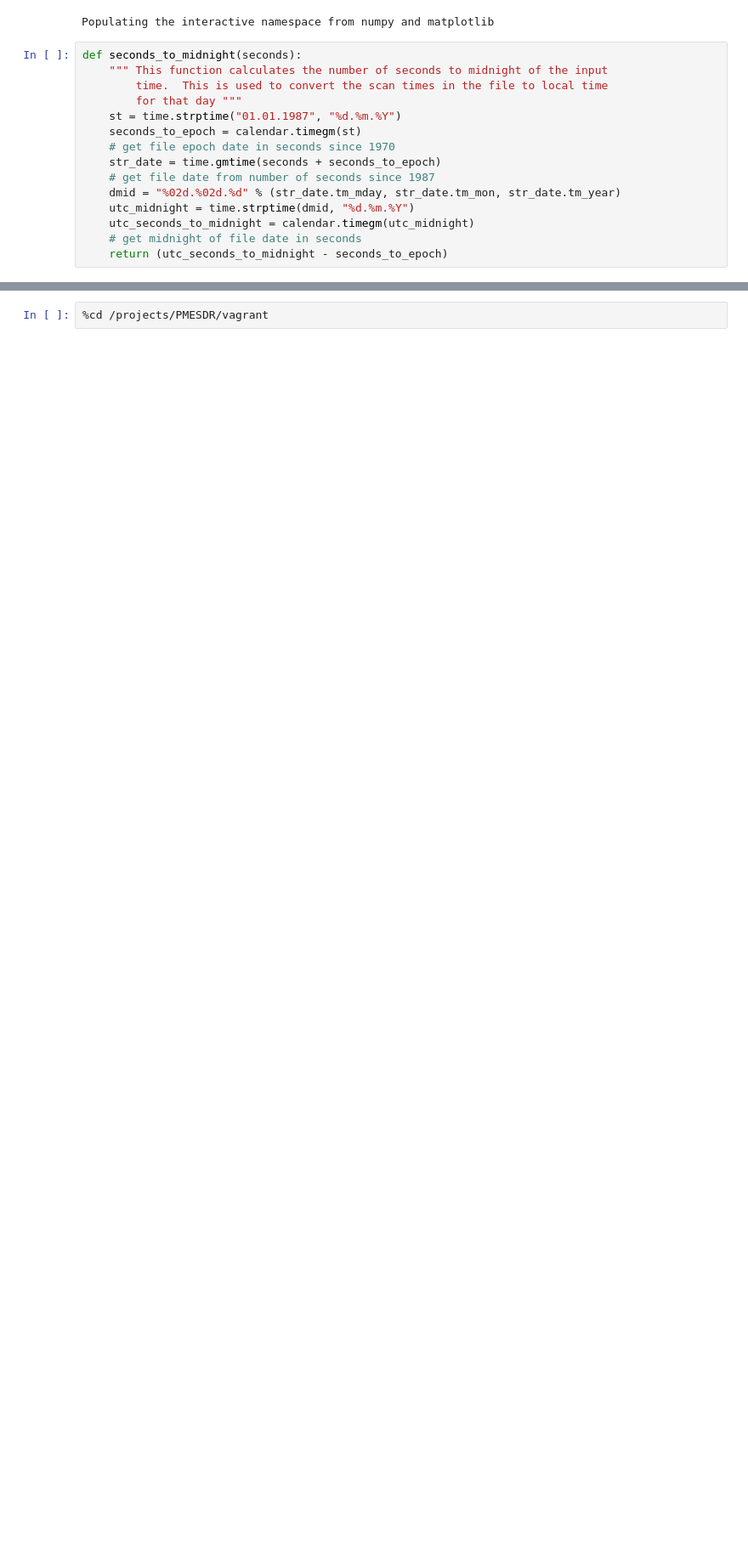
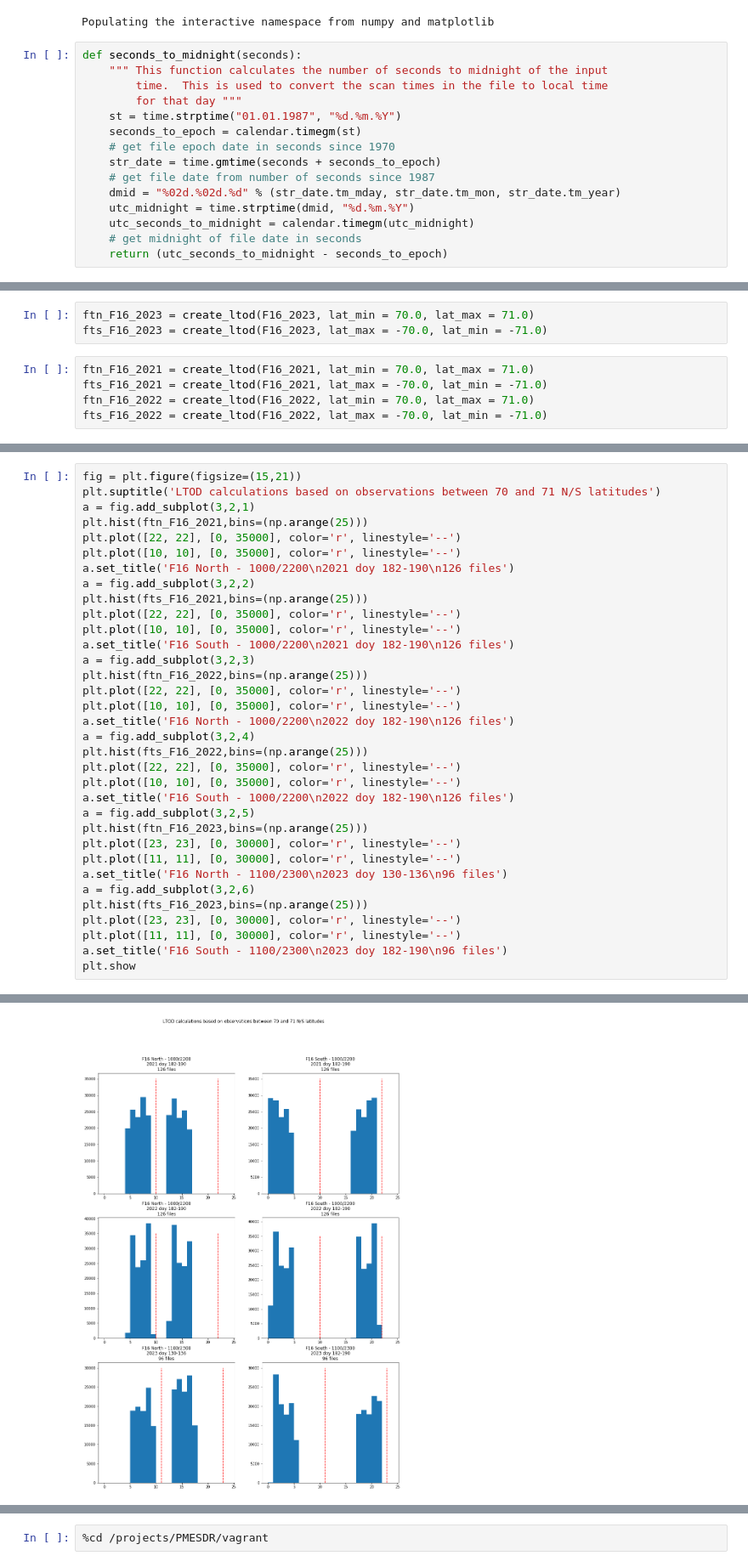
Before and after one commit to nsidc/pmesdr, a Jupyter notebook: ipython_notebooks/LTOD calculations.ipynb, the cells around one changed output, grey strips where cells are left out. Shown: that part at 85% size. Drawn from its saved outputs; the diff is of its cells as text; blank space fills up the shorter version.

```diff
--- a/ipython_notebooks/LTOD calculations.ipynb
+++ b/ipython_notebooks/LTOD calculations.ipynb
@@ -83,0 +114,8 @@ def create_ltod(files, lat_min=70., lat_max=71.):
+# %%
+ftn_F16_2023 = create_ltod(F16_2023, lat_min = 70.0, lat_max = 71.0)
+fts_F16_2023 = create_ltod(F16_2023, lat_max = -70.0, lat_min = -71.0)
+# %%
+ftn_F16_2021 = create_ltod(F16_2021, lat_min = 70.0, lat_max = 71.0)
+fts_F16_2021 = create_ltod(F16_2021, lat_max = -70.0, lat_min = -71.0)
+ftn_F16_2022 = create_ltod(F16_2022, lat_min = 70.0, lat_max = 71.0)
+fts_F16_2022 = create_ltod(F16_2022, lat_max = -70.0, lat_min = -71.0)
@@ -83,0 +158,35 @@ def create_ltod(files, lat_min=70., lat_max=71.):
+# %%
+fig = plt.figure(figsize=(15,21))
+plt.suptitle('LTOD calculations based on observations between 70 and 71 N/S latitudes')
+a = fig.add_subplot(3,2,1)
+plt.hist(ftn_F16_2021,bins=(np.arange(25)))
+plt.plot([22, 22], [0, 35000], color='r', linestyle='--')
+plt.plot([10, 10], [0, 35000], color='r', linestyle='--')
+a.set_title('F16 North - 1000/2200\n2021 doy 182-190\n126 files')
+a = fig.add_subplot(3,2,2)
+plt.hist(fts_F16_2021,bins=(np.arange(25)))
+plt.plot([22, 22], [0, 35000], color='r', linestyle='--')
+plt.plot([10, 10], [0, 35000], color='r', linestyle='--')
+a.set_title('F16 South - 1000/2200\n2021 doy 182-190\n126 files')
+a = fig.add_subplot(3,2,3)
+plt.hist(ftn_F16_2022,bins=(np.arange(25)))
+plt.plot([22, 22], [0, 35000], color='r', linestyle='--')
+plt.plot([10, 10], [0, 35000], color='r', linestyle='--')
+a.set_title('F16 North - 1000/2200\n2022 doy 182-190\n126 files')
+a = fig.add_subplot(3,2,4)
+plt.hist(fts_F16_2022,bins=(np.arange(25)))
+plt.plot([22, 22], [0, 35000], color='r', linestyle='--')
+plt.plot([10, 10], [0, 35000], color='r', linestyle='--')
+a.set_title('F16 South - 1000/2200\n2022 doy 182-190\n126 files')
+a = fig.add_subplot(3,2,5)
+plt.hist(ftn_F16_2023,bins=(np.arange(25)))
+plt.plot([23, 23], [0, 30000], color='r', linestyle='--')
+plt.plot([11, 11], [0, 30000], color='r', linestyle='--')
+a.set_title('F16 North - 1100/2300\n2023 doy 130-136\n96 files')
+a = fig.add_subplot(3,2,6)
+plt.hist(fts_F16_2023,bins=(np.arange(25)))
+plt.plot([23, 23], [0, 30000], color='r', linestyle='--')
+plt.plot([11, 11], [0, 30000], color='r', linestyle='--')
+a.set_title('F16 South - 1100/2300\n2023 doy 182-190\n96 files')
+plt.show
+# %% [output]
@@ -83,0 +194 @@ def create_ltod(files, lat_min=70., lat_max=71.):
+[figure, added]
```
Also changed, not shown: parts of 30 cells of this notebook, 3 other files.
